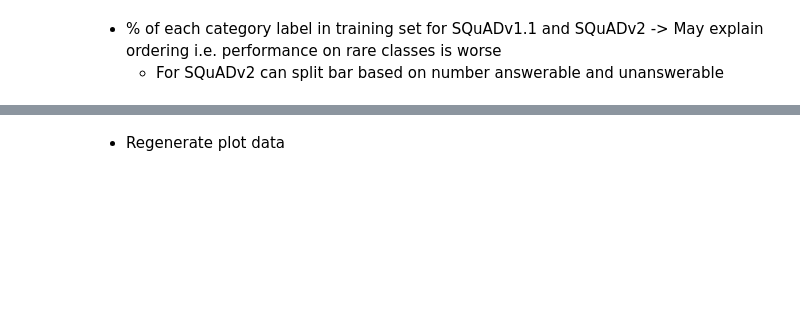
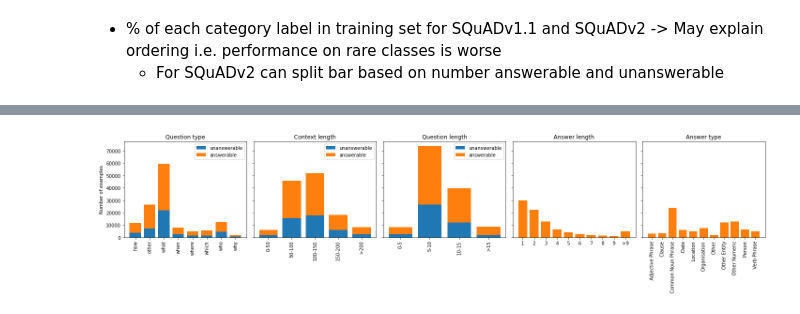
Before and after one commit to stevieg3/when-do-reading-comprehension-models-learn, a Jupyter notebook: notebooks/final_plots/03-squad category distributions.ipynb, the cells around one changed output, grey strips where cells are left out. Cells and saved outputs as stored; diff of their text form; code cells hidden in the pictures; blank space fills up the shorter version.

```diff
--- a/notebooks/final_plots/03-squad category distributions.ipynb
+++ b/notebooks/final_plots/03-squad category distributions.ipynb
@@ -264,2 +76,76 @@ plt.show()
-# %% [markdown]
-- Regenerate plot data
+# %%
+fig, axs = plt.subplots(1, 5, figsize=(20,5), sharey=True)
+
+for i, category in enumerate(['w6h_label', 'context_length_bin', 'question_length_bin', 'answer_length_bin', 'answer_type']):
+
+    # Count number of unanswerable questions by category item
+    unanswerable_count = squadv2_train_categories.groupby(category).sum().reset_index()
+
+    # Count number of answerable questions by category item
+    answerable_count = (
+        squadv2_train_categories.groupby(category).count()['unanswerable'] -
+        squadv2_train_categories.groupby(category).sum()['unanswerable']
+    ).reset_index().rename(columns={'unanswerable': 'answerable'})
+
+    count_df = unanswerable_count.merge(answerable_count, on=category)
+
+    # Drop unanswerable questions for answer-related categories
+    if category == 'answer_length_bin':
+        count_df = count_df[count_df[category] != '0']
+    elif category == 'answer_type':
+        count_df = count_df[count_df[category] != 'UNANS']
+
+    # Change ordering of bars
+    if category == 'question_length_bin':
+        count_df['order'] = count_df['question_length_bin'].map(
+            {
+                '0-5': 0,
+                '5-10': 1,
+                '10-15': 2,
+                '15-20': 3,
+                '20-25': 4,
+                '>25': 5
+            }
+        )
+        count_df.sort_values('order', inplace=True)
+
+    if category == 'context_length_bin':
+        count_df['order'] = count_df['context_length_bin'].map(
+            {
+                '0-50': 0,
+                '50-100': 1,
+                '100-150': 2,
+                '150-200': 3,
+                '>200': 4
+            }
+        )
+        count_df.sort_values('order', inplace=True)
+
+    if (category == 'answer_length_bin') | (category == 'answer_type'):
+        pass
+    else:
+        assert count_df['unanswerable'].sum() + count_df['answerable'].sum() == squadv2_train_categories.shape[0]
+
+    axs[i].bar(count_df[category], count_df['unanswerable'], label='unanswerable')
+    axs[i].bar(count_df[category], count_df['answerable'], bottom=count_df['unanswerable'], label='answerable')
+    axs[i].set_title(category_to_full_name[category])
+    axs[i].set_ylabel('Number of examples')
+
+    if category != 'answer_length_bin':
+        for tick in axs[i].get_xticklabels():
+            tick.set_rotation(90)
+    if i == 0:
+        axs[i].set_ylabel('Number of examples')
+    else:
+        axs[i].set_ylabel('')
+
+    if (category == 'answer_length_bin') | (category == 'answer_type'):
+        pass
+    else:
+        axs[i].legend()
+
+plt.tight_layout()
+plt.savefig('reports/figures/squadv2-training-category-counts.pdf')
+plt.show()
+# %% [output]
+[figure, added]
```
Also changed, not shown: parts of 8 cells of this notebook.
